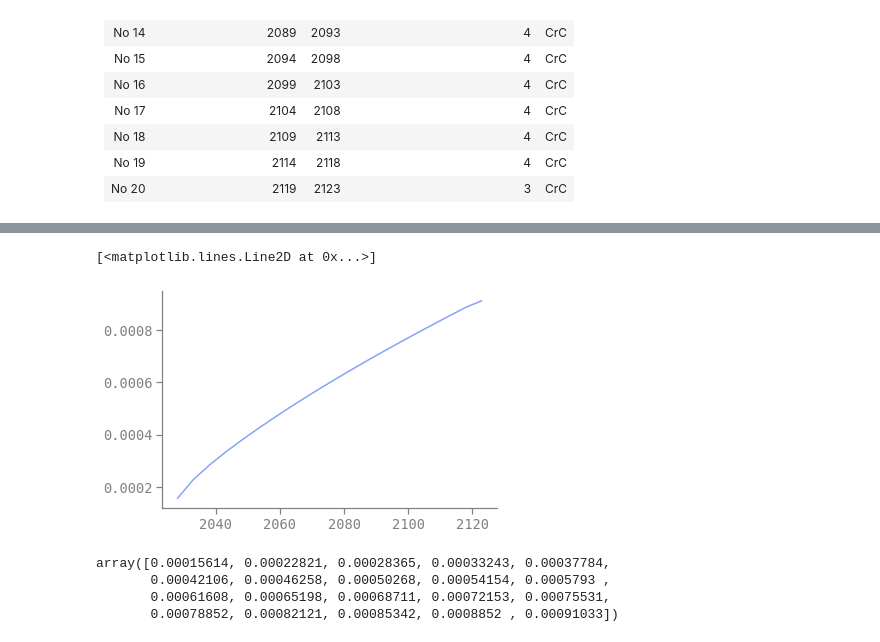
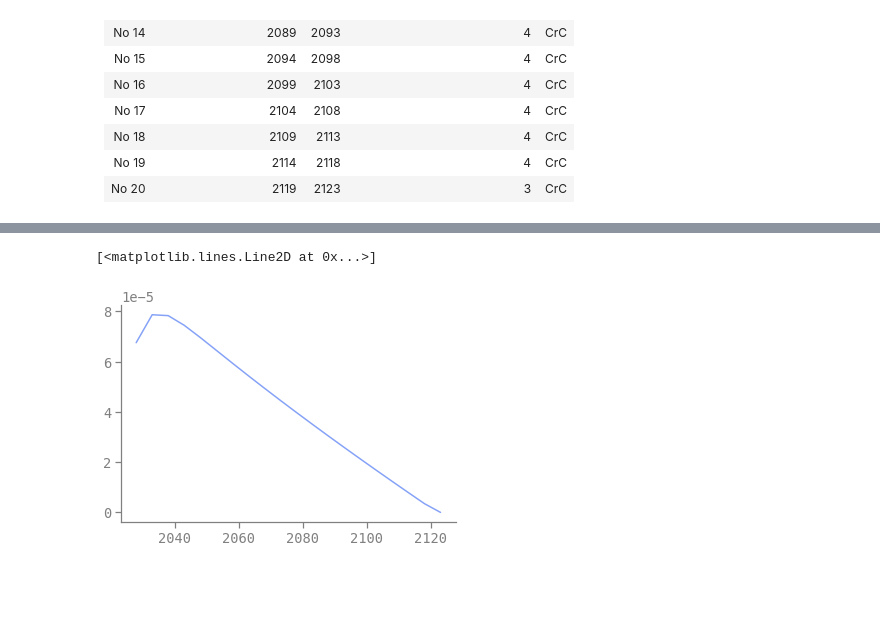
Before and after one commit to carbonplan/ton-year, a Jupyter notebook: notebooks/additional-methods.ipynb, the cells around one changed output, grey strips where cells are left out. Cells and saved outputs as stored; diff of their text form; code cells hidden in the pictures; blank space fills up the shorter version.

```diff
--- a/notebooks/additional-methods.ipynb
+++ b/notebooks/additional-methods.ipynb
@@ -338,12 +332,5 @@ plt.plot(years, our_results)
 # %%
-plt.plot(years, np.subtract(our_results, qc_tool))
+plt.plot(years, np.subtract(our_results, qc_percent))
 # %% [output]
 [<matplotlib.lines.Line2D at 0x...>]
-[figure, old version]
+[figure, new version]
-# %%
-np.subtract(our_results, qc_tool)
-# %% [output]
-array([0.00015614, 0.00022821, 0.00028365, 0.00033243, 0.00037784,
-       0.00042106, 0.00046258, 0.00050268, 0.00054154, 0.0005793 ,
-       0.00061608, 0.00065198, 0.00068711, 0.00072153, 0.00075531,
-       0.00078852, 0.00082121, 0.00085342, 0.0008852 , 0.00091033])
```
Also changed, not shown: parts of 8 cells of this notebook.
